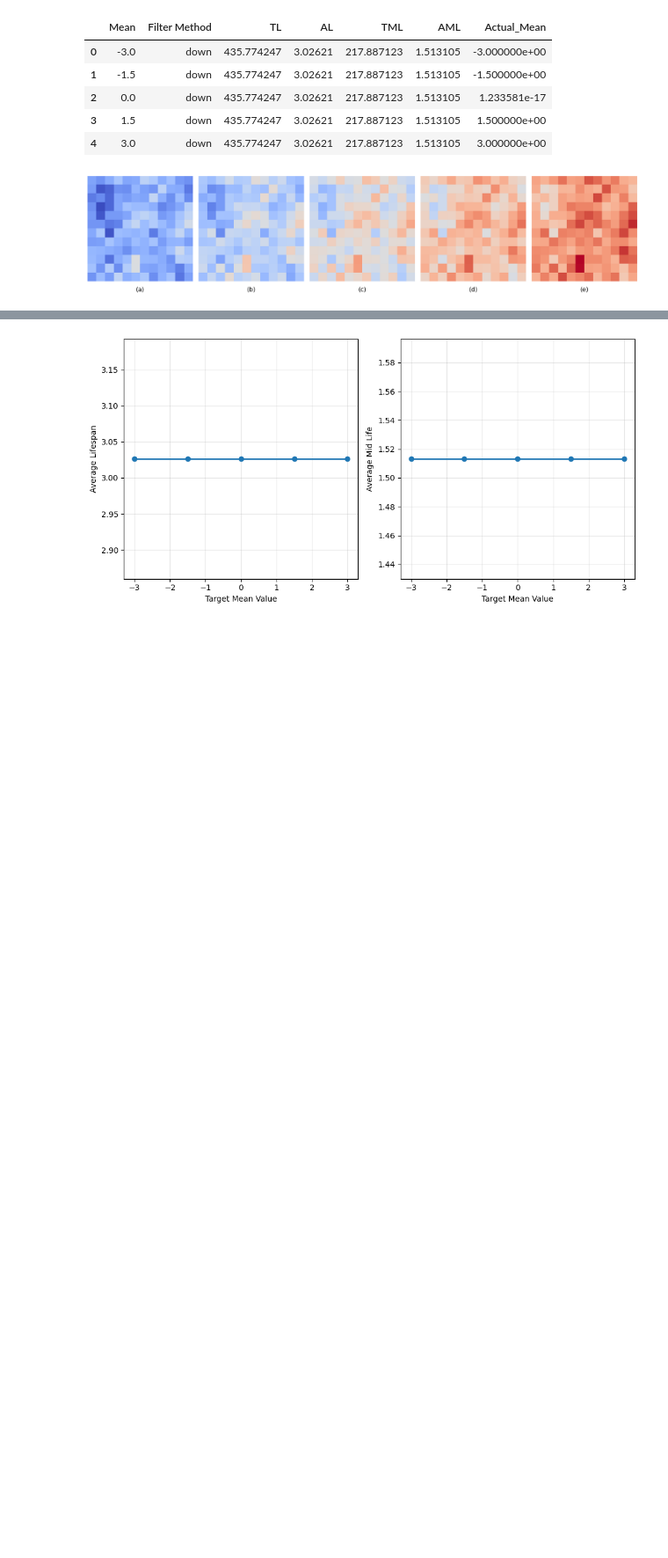
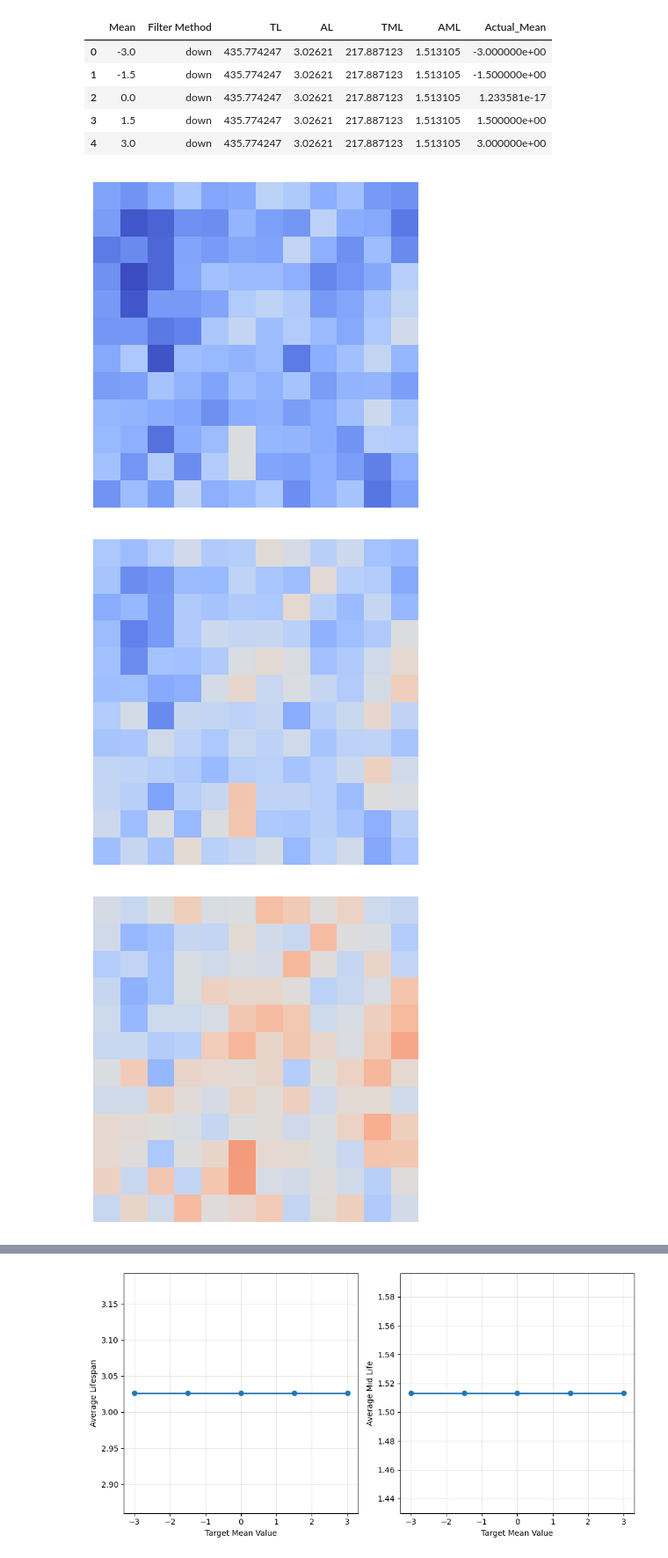
Before and after one commit to hashansl/spatial-risk-tda, a Jupyter notebook: simulations/controlled_avg.ipynb, the cells around one changed output, grey strips where cells are left out. Shown at 88% size. Drawn from its saved outputs; the diff is of its cells as text; code cells hidden in the pictures; blank space fills up the shorter version.

```diff
--- a/simulations/controlled_avg.ipynb
+++ b/simulations/controlled_avg.ipynb
@@ -197,5 +197,26 @@ def visualize_varying_means(simulations, n, fixed_means, fixed_rho, cmap='coolwa
     # plt.suptitle(f"Spatial Patterns with Fixed Autocorrelation (ρ = {fixed_rho}) and Varying Means", fontsize=16)
     plt.tight_layout(rect=[0, 0, 0.9, 0.95])
     return fig
+# %%
+def visualize_varying_means_individual(simulations, n, fixed_means, fixed_rho, cmap='coolwarm'):
+    """
+    Visualize spatial patterns with different mean values but fixed autocorrelation.
+    Each plot is displayed as a separate figure.
+    """
+    # Find global min and max for consistent color scaling
+    vmin = min(sim.min() for sim in simulations.values())
+    vmax = max(sim.max() for sim in simulations.values())
+
+
+    for i, mean in enumerate(fixed_means):
+        sim_data = simulations[mean].reshape((n, n))
+
+        fig, ax = plt.subplots(figsize=(4, 4))
+        im = ax.imshow(sim_data, cmap=cmap, vmin=vmin, vmax=vmax)
+        ax.axis('off')
+
+        plt.tight_layout()
+        # plt.show()
+        plt.savefig(f"simulation_mean_{mean:.2f}_rho_{fixed_rho}.png", bbox_inches='tight')
 # %% [markdown]
 Main execution
@@ -264,9 +289,14 @@ results_df
 | 4 | 3.0 | down | 435.774247 | 3.02621 | 217.887123 | 1.513105 | 3.000000e+00 |
 # %%
 # Visualize the spatial patterns
-fig_patterns = visualize_varying_means(simulations, n, fixed_means, fixed_rho)
+# fig_patterns = visualize_varying_means(simulations, n, fixed_means, fixed_rho)
 # plt.savefig('spatial_patterns_varying_means.png', dpi=300, bbox_inches='tight')
-plt.show()
-plt.close()
+# plt.show()
+# plt.close()
-# %% [output]
-[figure, removed]
+# %%
+# Visualize each mean value in individual plots
+visualize_varying_means_individual(simulations, n, fixed_means, fixed_rho)
+# %% [output]
+[figure, added]
+[figure, added]
+[figure, added]
```
Also changed, not shown: parts of 3 cells of this notebook, 2 other files.
